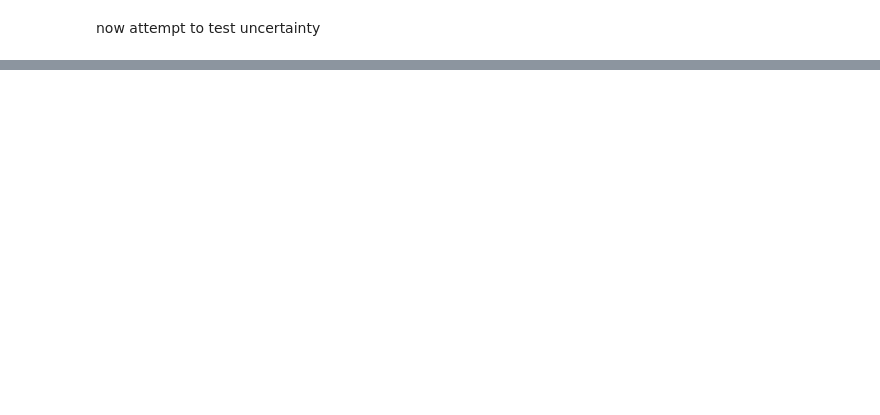
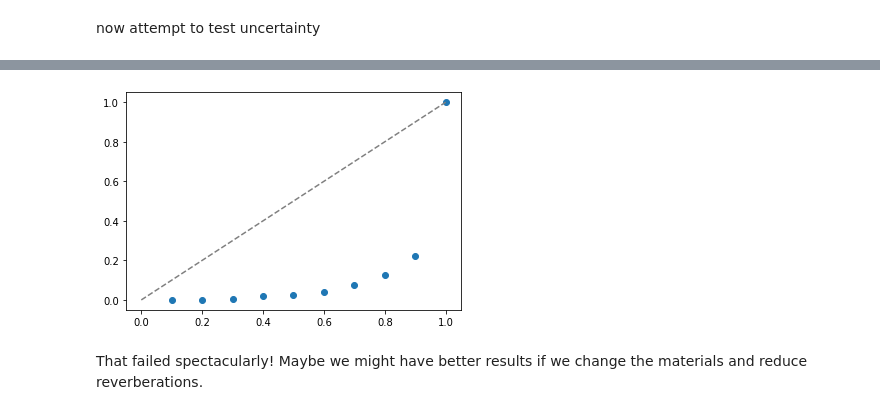
Before and after one commit to neurostatslab/gerbilizer, a Jupyter notebook: uncertainty/muse-smoothing.ipynb, the cells around one changed output, grey strips where cells are left out. Cells and saved outputs as stored; diff of their text form; code cells hidden in the pictures; blank space fills up the shorter version.

Commit message:
Add more calibration results

```diff
--- a/uncertainty/muse-smoothing.ipynb
+++ b/uncertainty/muse-smoothing.ipynb
@@ -158,0 +185,13 @@ Guess we can't really interpret MUSE as outputting a probability distribution, e
+# %%
+def alternate_smoothing(xgrid, ygrid, loc_estimates):
+    smoothed = []
+    for jackknife_pts in loc_estimates:
+        avg_est = np.array(jackknife_pts).mean(axis=0)
+        mean_distance = np.linalg.norm(avg_est - jackknife_pts, axis=1).mean()
+        # collapse extra dimension in avg_est because scipy normal expects
+        # a vector, not a (2, 1) array
+        avg_est = avg_est.flatten()
+        smoothed.append(smooth_prediction(xgrid, ygrid, avg_est, mean_distance))
+    return smoothed
+# %%
+new_smoothing_results = alternate_smoothing(xgrid, ygrid, r_ests)
@@ -158,0 +213,6 @@ Guess we can't really interpret MUSE as outputting a probability distribution, e
+# %%
+calibration_curve(np.array(new_smoothing_results), locations, xgrid, ygrid)
+# %% [output]
+[figure, added]
+# %% [markdown]
+That failed spectacularly! Maybe we might have better results if we change the materials and reduce reverberations.
```
Also changed, not shown: parts of 27 cells of this notebook.
